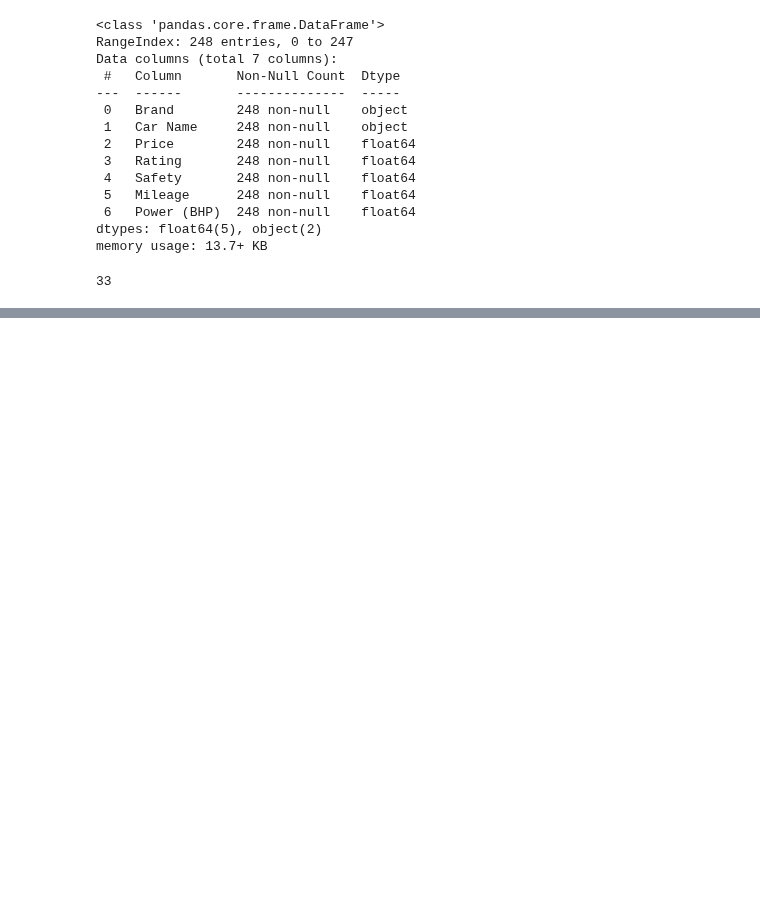
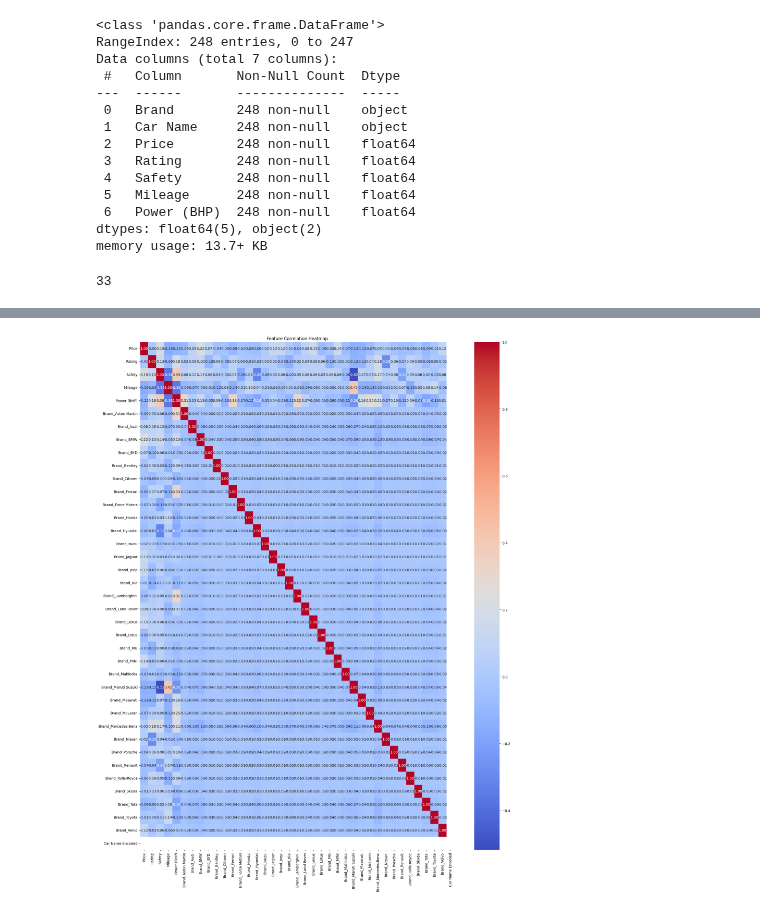
Before and after one commit to GENTLEW1ND/Python, a Jupyter notebook: car-specifications.ipynb, the cells around one changed output, grey strips where cells are left out. Drawn from its saved outputs; the diff is of its cells as text; code cells hidden in the pictures; blank space fills up the shorter version.

```diff
--- a/car-specifications.ipynb
+++ b/car-specifications.ipynb
@@ -222,0 +227,7 @@ print(data['Brand'].nunique())
+# %%
+data = pd.get_dummies(data, columns=['Brand'], prefix='Brand', dtype=int)
+
+car_name_freq = data['Car Name'].value_counts().to_dict()
+data['Car Name Encoded'] = data['Car Name'].map(car_name_freq)
+
+data = data.drop(columns='Car Name')
@@ -222,0 +268,7 @@ print(data['Brand'].nunique())
+# %%
+plt.figure(figsize=(20,26))
+sns.heatmap(data.corr(numeric_only=True),annot=True,cmap='coolwarm',fmt='.2f')
+plt.title('Feature Correlation Heatmap')
+plt.show()
+# %% [output]
+[figure, added]
```
Also changed, not shown: parts of 4 cells of this notebook.
